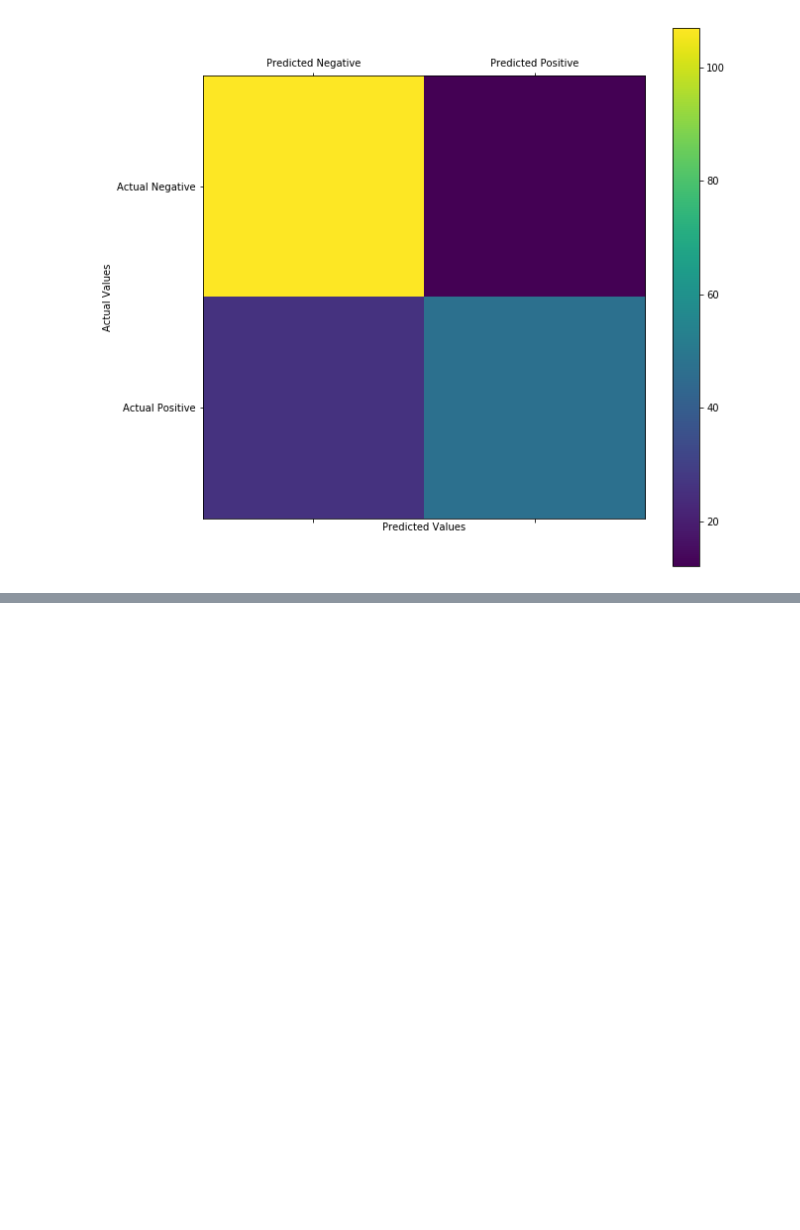
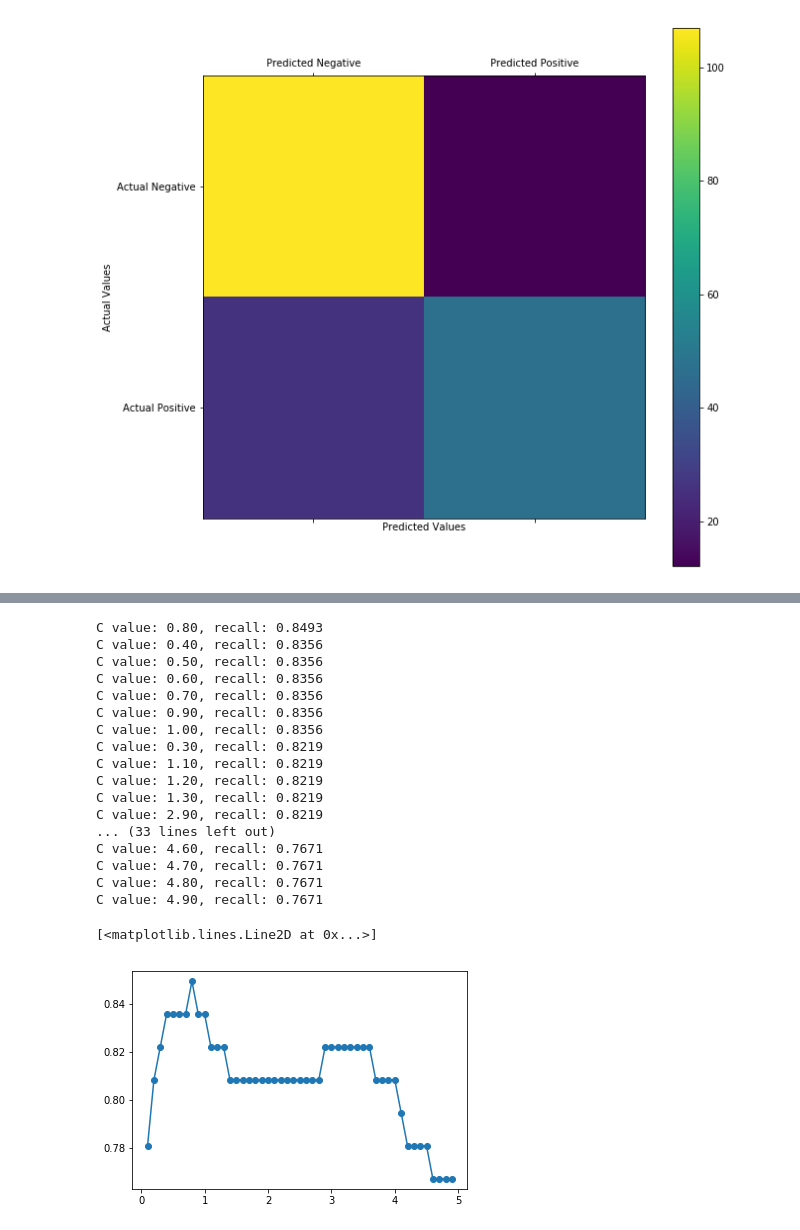
Before and after one commit to robota-x/pluralsight_code, a Jupyter notebook: 02_ml_understanding/analysis_1.ipynb, the cells around one changed output, grey strips where cells are left out. Cells and saved outputs as stored; diff of their text form; code cells hidden in the pictures; blank space fills up the shorter version.

```diff
--- a/02_ml_understanding/analysis_1.ipynb
+++ b/02_ml_understanding/analysis_1.ipynb
@@ -277,0 +278,35 @@ C value: 0.10, recall: 0.4658
+# %%
+C_recall_list = [
+    (C, metrics.recall_score(
+        y_test,
+        log_fit_and_predict(X_train, y_train, X_test, C, 'balanced')
+    ))
+    for C
+    in np.arange(0.1, 5, 0.1)
+]
+# %%
+sorted_recall_list = sorted(C_recall_list, key=lambda x: x[1], reverse=True)
+for tup in sorted_recall_list:
+    print(f'C value: {tup[0]:.2f}, recall: {tup[1]:.4f}')
+
+plt.plot(list(zip(*C_recall_list))[0], list(zip(*C_recall_list))[1], 'o-')
+# %% [output]
+C value: 0.80, recall: 0.8493
+C value: 0.40, recall: 0.8356
+C value: 0.50, recall: 0.8356
+C value: 0.60, recall: 0.8356
+C value: 0.70, recall: 0.8356
+C value: 0.90, recall: 0.8356
+C value: 1.00, recall: 0.8356
+C value: 0.30, recall: 0.8219
+C value: 1.10, recall: 0.8219
+C value: 1.20, recall: 0.8219
+C value: 1.30, recall: 0.8219
+C value: 2.90, recall: 0.8219
+... (33 lines left out)
+C value: 4.60, recall: 0.7671
+C value: 4.70, recall: 0.7671
+C value: 4.80, recall: 0.7671
+C value: 4.90, recall: 0.7671
+[<matplotlib.lines.Line2D at 0x...>]
+[figure, added]
```
Also changed, not shown: parts of 13 cells of this notebook.
